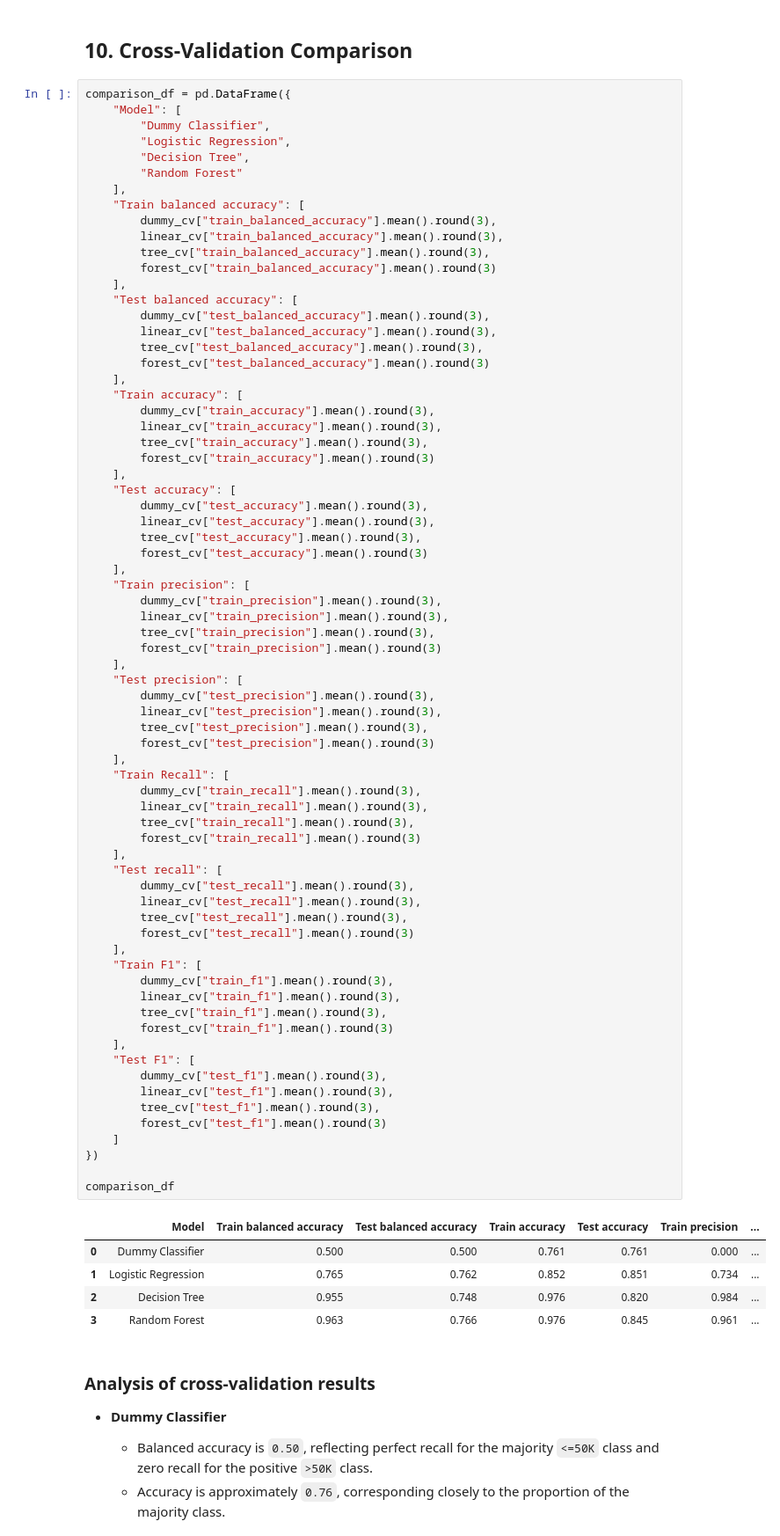
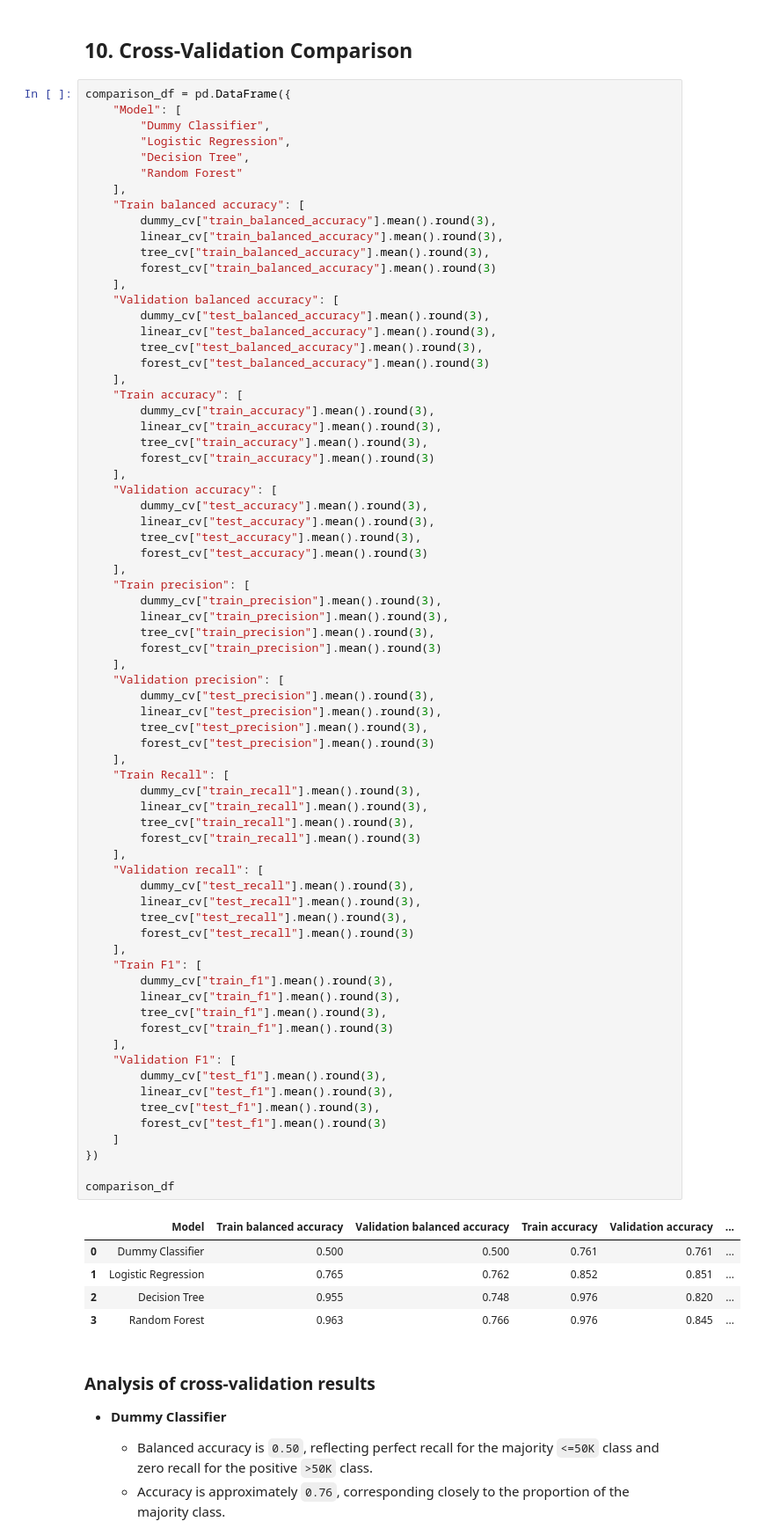
Before and after one commit to SimonYip22/adult-income-ml-classification, a Jupyter notebook: adult_income_workflow.ipynb, the cells around one changed output. Shown at 88% size. Saved outputs shown, nothing was run; the diff lists cells and outputs as text.

```diff
--- a/adult_income_workflow.ipynb
+++ b/adult_income_workflow.ipynb
@@ -630,7 +630,7 @@ comparison_df = pd.DataFrame({
         tree_cv["train_balanced_accuracy"].mean().round(3),
         forest_cv["train_balanced_accuracy"].mean().round(3)
     ],
-    "Test balanced accuracy": [
+    "Validation balanced accuracy": [
         dummy_cv["test_balanced_accuracy"].mean().round(3),
         linear_cv["test_balanced_accuracy"].mean().round(3),
         tree_cv["test_balanced_accuracy"].mean().round(3),
@@ -642,7 +642,7 @@ comparison_df = pd.DataFrame({
         tree_cv["train_accuracy"].mean().round(3),
         forest_cv["train_accuracy"].mean().round(3)
     ],
-    "Test accuracy": [
+    "Validation accuracy": [
         dummy_cv["test_accuracy"].mean().round(3),
         linear_cv["test_accuracy"].mean().round(3),
         tree_cv["test_accuracy"].mean().round(3),
@@ -654,45 +654,45 @@ comparison_df = pd.DataFrame({
         tree_cv["train_precision"].mean().round(3),
         forest_cv["train_precision"].mean().round(3)
     ],
-    "Test precision": [
+    "Validation precision": [
         dummy_cv["test_precision"].mean().round(3),
         linear_cv["test_precision"].mean().round(3),
         tree_cv["test_precision"].mean().round(3),
         forest_cv["test_precision"].mean().round(3)
     ],
     "Train Recall": [
         dummy_cv["train_recall"].mean().round(3),
         linear_cv["train_recall"].mean().round(3),
         tree_cv["train_recall"].mean().round(3),
         forest_cv["train_recall"].mean().round(3)
     ],
-    "Test recall": [
+    "Validation recall": [
         dummy_cv["test_recall"].mean().round(3),
         linear_cv["test_recall"].mean().round(3),
         tree_cv["test_recall"].mean().round(3),
         forest_cv["test_recall"].mean().round(3)
     ],
     "Train F1": [
         dummy_cv["train_f1"].mean().round(3),
         linear_cv["train_f1"].mean().round(3),
         tree_cv["train_f1"].mean().round(3),
         forest_cv["train_f1"].mean().round(3)
     ],
-    "Test F1": [
+    "Validation F1": [
         dummy_cv["test_f1"].mean().round(3),
         linear_cv["test_f1"].mean().round(3),
         tree_cv["test_f1"].mean().round(3),
         forest_cv["test_f1"].mean().round(3)
     ]
 })
 
 comparison_df
 # %% [output]
-|  | Model | Train balanced accuracy | Test balanced accuracy | Train accuracy | Test accuracy | Train precision | ... |
-| 0 | Dummy Classifier | 0.500 | 0.500 | 0.761 | 0.761 | 0.000 | ... |
-| 1 | Logistic Regression | 0.765 | 0.762 | 0.852 | 0.851 | 0.734 | ... |
-| 2 | Decision Tree | 0.955 | 0.748 | 0.976 | 0.820 | 0.984 | ... |
-| 3 | Random Forest | 0.963 | 0.766 | 0.976 | 0.845 | 0.961 | ... |
+|  | Model | Train balanced accuracy | Validation balanced accuracy | Train accuracy | Validation accuracy | ... |
+| 0 | Dummy Classifier | 0.500 | 0.500 | 0.761 | 0.761 | ... |
+| 1 | Logistic Regression | 0.765 | 0.762 | 0.852 | 0.851 | ... |
+| 2 | Decision Tree | 0.955 | 0.748 | 0.976 | 0.820 | ... |
+| 3 | Random Forest | 0.963 | 0.766 | 0.976 | 0.845 | ... |
 # %% [markdown]
 ### Analysis of cross-validation results
 
```
Also changed, not shown: parts of 5 cells of this notebook.
